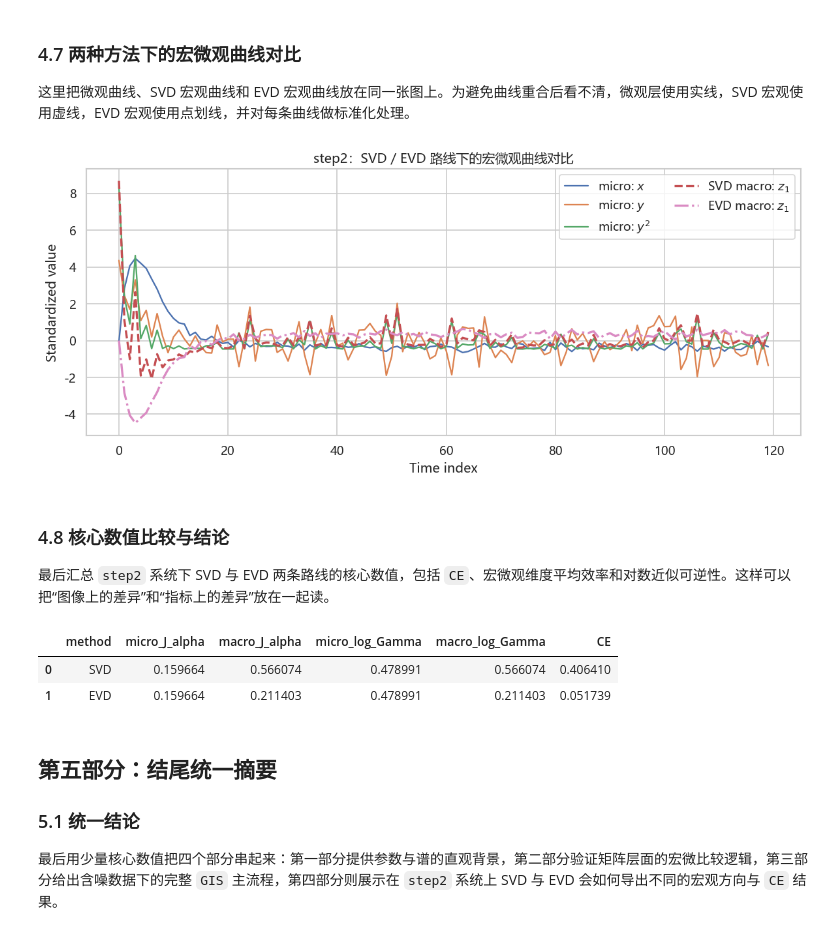
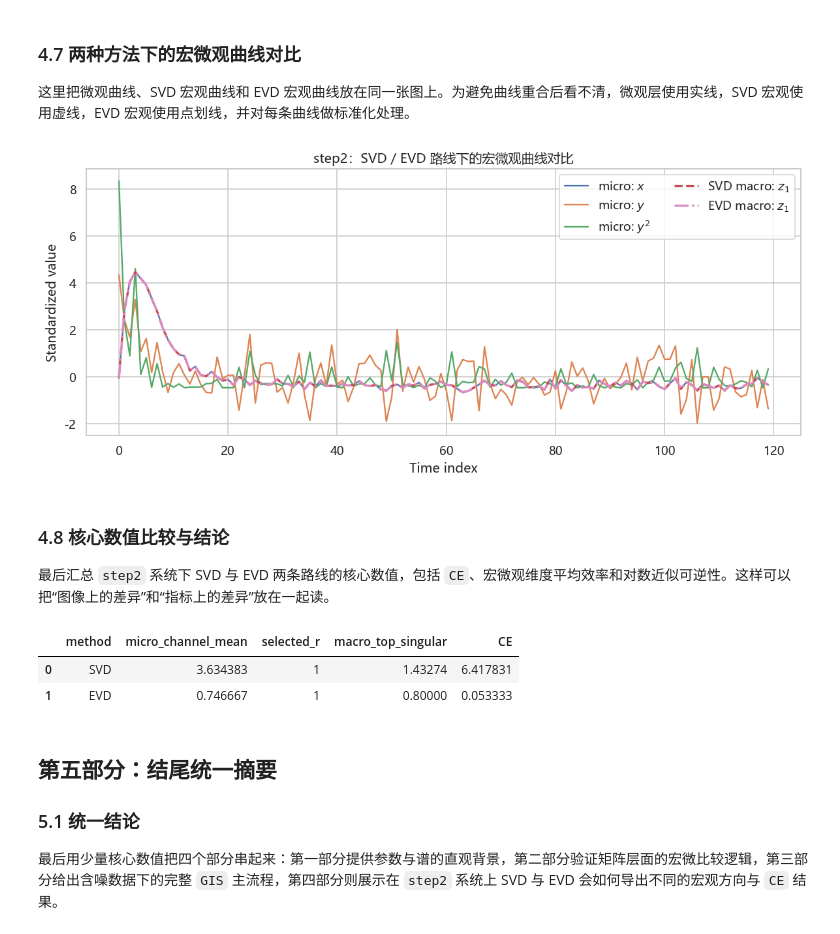
Before and after one commit to Matthew-ymz/pykoop, a Jupyter notebook: exp/analysitic_exp/exp_ana_gis.ipynb, the cells around one changed output. Saved outputs shown, nothing was run; the diff lists cells and outputs as text; code cells hidden in the pictures.

```diff
--- a/exp/analysitic_exp/exp_ana_gis.ipynb
+++ b/exp/analysitic_exp/exp_ana_gis.ipynb
@@ -386,8 +402,12 @@ g(x,y)=[x,\;y,\;x^2]^\top,
 # %%
+obs_clean_part3 = observable_step(clean_xy, mode='default')
 obs_part3 = observable_step(noisy_xy, mode='default')
+obs_noise3 = obs_part3 - obs_clean_part3
+Sigma3_micro = estimate_covariance_from_residuals(obs_noise3, center=True, regularization=analysis_config['eps'])
 X_now_3, X_next_3 = prepare_time_pairs(obs_part3, tau=analysis_config['tau'], burn_in=0, stride=1)
 feature_names_3 = ['$x$', '$y$', '$x^2$']
 print('观测层数据形状:', obs_part3.shape)
+print('观测层噪音数据形状:', obs_noise3.shape)
 print('配对样本形状:', X_now_3.shape, X_next_3.shape)
 # %% [output]
 观测层数据形状: (601, 3)
@@ -500,6 +547,11 @@ print('第三部分宏观配对样本形状:', Z_now_3.shape, Z_next_3.shape)
 # %%
-fit3_macro = fit_linear_gis_from_pairs(Z_now_3, Z_next_3, fit_intercept=False, ridge=analysis_config['ridge'], regularization=analysis_config['eps'])
-A3_macro, Sigma3_macro = fit3_macro['A'], fit3_macro['Sigma']
+A3_macro = W3 @ A3_micro @ W3.T
+Sigma3_macro = W3 @ Sigma3_micro @ W3.T
+fit3_macro = {
+    'A': A3_macro,
+    'Sigma': Sigma3_macro,
+    'source': 'projected_true_A_and_projected_observation_noise_covariance',
+}
 plot_matrix_heatmap(A3_macro, '第三部分：宏观层 A', row_labels=macro_names_3, col_labels=macro_names_3, label_step=1)
 plot_matrix_heatmap(Sigma3_macro, '第三部分：宏观层 Sigma', row_labels=macro_names_3, col_labels=macro_names_3, center=None, label_step=1)
 # %% [output]
@@ -618,5 +689,15 @@ ax.set_xlabel('$x$'); ax.set_ylabel('$y$'); ax.set_title('step2 系统轨迹相
 # %%
 obs_step2 = observable_step2(step2_noisy, mode='default')
-res_step2_svd = run_gis_pipeline_from_observations(obs_step2, tau=step2_config['tau'], alpha=step2_config['alpha'], delta=step2_config['delta'], eps=step2_config['eps'], ridge=step2_config['ridge'], manual_r=step2_config['manual_r'], horizons=step2_config['horizons'], w_method='svd')
-print('step2 - SVD 路线 CE =', res_step2_svd['ce_result']['CE'])
+A_step2_micro = np.array([
+    [0.8, 0.0, 10.0],
+    [0.0, 0.8, 0.0],
+    [0.0, 0.0, 0.64],
+], dtype=float)
+U_step2, S_step2, Vt_step2 = np.linalg.svd(A_step2_micro, full_matrices=False)
+step2_svd_gamma = compute_gamma_ce_metrics(S_step2, alpha=step2_config['alpha'], manual_r=step2_config['manual_r'], eps=step2_config['eps'])
+r_step2 = int(step2_config['manual_r'])
+W_step2_svd = U_step2[:, :r_step2].T
+svd_macro_step2 = apply_coarse_graining(W_step2_svd, obs_step2)
+A_step2_svd_macro = W_step2_svd @ A_step2_micro @ W_step2_svd.T
+print('step2 - SVD 路线 CE =', step2_svd_gamma['delta_gamma_manual_r'])
 # %% [output]
@@ -627,4 +713,9 @@ step2 - SVD 路线 CE = 1.4279398779561567
 # %%
-res_step2_evd = run_gis_pipeline_from_observations(obs_step2, tau=step2_config['tau'], alpha=step2_config['alpha'], delta=step2_config['delta'], eps=step2_config['eps'], ridge=step2_config['ridge'], manual_r=step2_config['manual_r'], horizons=step2_config['horizons'], w_method='evd', evd_mode='eig_abs')
-print('step2 - EVD 路线 CE =', res_step2_evd['ce_result']['CE'])
+step2_evd_pack = build_w_from_evd(A_step2_micro, r=r_step2, mode='eig_abs')
+W_step2_evd = step2_evd_pack['W']
+eig_abs_step2 = np.sort(np.abs(np.asarray(step2_evd_pack['eigvals'])))[::-1]
+step2_evd_gamma = compute_gamma_ce_metrics(eig_abs_step2, alpha=step2_config['alpha'], manual_r=step2_config['manual_r'], eps=step2_config['eps'])
+evd_macro_step2 = apply_coarse_graining(W_step2_evd, obs_step2)
+A_step2_evd_macro = W_step2_evd @ A_step2_micro @ W_step2_evd.T
+print('step2 - EVD 路线 CE =', step2_evd_gamma['delta_gamma_manual_r'])
 # %% [output]
@@ -662,30 +751,42 @@ plot_matrix_heatmap(np.abs(res_step2_evd['W']), 'step2：EVD 路线粗粒化矩
 # %%
 plt.figure(figsize=(10,4.5))
 for idx, name in enumerate(step2_feature_names):
     plt.plot(np.arange(120), standardize_for_plot(obs_step2[:120, idx]), linewidth=1.4, label=f'micro: {name}')
-for idx in range(res_step2_svd['macro_observations'].shape[1]):
-    plt.plot(np.arange(120), standardize_for_plot(res_step2_svd['macro_observations'][:120, idx]), '--', linewidth=2.0, color=f'C{idx+3}', label=f'SVD macro: $z_{idx+1}$')
-for idx in range(res_step2_evd['macro_observations'].shape[1]):
-    plt.plot(np.arange(120), standardize_for_plot(res_step2_evd['macro_observations'][:120, idx]), '-.', linewidth=2.0, color=f'C{idx+6}', label=f'EVD macro: $z_{idx+1}$')
+for idx in range(svd_macro_step2.shape[1]):
+    plt.plot(np.arange(120), standardize_for_plot(svd_macro_step2[:120, idx]), '--', linewidth=2.0, color=f'C{idx+3}', label=f'SVD macro: $z_{idx+1}$')
+for idx in range(evd_macro_step2.shape[1]):
+    plt.plot(np.arange(120), standardize_for_plot(evd_macro_step2[:120, idx]), '-.', linewidth=2.0, color=f'C{idx+6}', label=f'EVD macro: $z_{idx+1}$')
 plt.title('step2：SVD / EVD 路线下的宏微观曲线对比')
 plt.xlabel('Time index')
 plt.ylabel('Standardized value')
 plt.legend(ncol=2)
 plt.tight_layout(); plt.show()
 # %% [output]
-[figure, old version]
+[figure, new version]
 # %% [markdown]
 ### 4.8 核心数值比较与结论
 最后汇总 `step2` 系统下 SVD 与 EVD 两条路线的核心数值，包括 `CE`、宏微观维度平均效率和对数近似可逆性。这样可以把“图像上的差异”和“指标上的差异”放在一起读。
 # %%
 display(pd.DataFrame([
-    {'method': 'SVD', 'micro_J_alpha': res_step2_svd['micro_metrics']['J_alpha'], 'macro_J_alpha': res_step2_svd['macro_metrics']['J_alpha'], 'micro_log_Gamma': res_step2_svd['micro_metrics']['log_Gamma'], 'macro_log_Gamma': res_step2_svd['macro_metrics']['log_Gamma'], 'CE': res_step2_svd['ce_result']['CE']},
-    {'method': 'EVD', 'micro_J_alpha': res_step2_evd['micro_metrics']['J_alpha'], 'macro_J_alpha': res_step2_evd['macro_metrics']['J_alpha'], 'micro_log_Gamma': res_step2_evd['micro_metrics']['log_Gamma'], 'macro_log_Gamma': res_step2_evd['macro_metrics']['log_Gamma'], 'CE': res_step2_evd['ce_result']['CE']}
+    {
+        'method': 'SVD',
+        'micro_channel_mean': step2_svd_gamma['gamma_alpha_K'],
+        'selected_r': step2_svd_gamma['selected_r'],
+        'macro_top_singular': float(np.linalg.svd(A_step2_svd_macro, compute_uv=False)[0]),
+        'CE': step2_svd_gamma['delta_gamma_manual_r'],
+    },
+    {
+        'method': 'EVD',
+        'micro_channel_mean': step2_evd_gamma['gamma_alpha_K'],
+        'selected_r': step2_evd_gamma['selected_r'],
+        'macro_top_singular': float(np.linalg.svd(A_step2_evd_macro, compute_uv=False)[0]),
+        'CE': step2_evd_gamma['delta_gamma_manual_r'],
+    }
 ]))
 # %% [output]
-|  | method | micro_J_alpha | macro_J_alpha | micro_log_Gamma | macro_log_Gamma | CE |
-| 0 | SVD | 0.159664 | 0.566074 | 0.478991 | 0.566074 | 0.406410 |
-| 1 | EVD | 0.159664 | 0.211403 | 0.478991 | 0.211403 | 0.051739 |
+|  | method | micro_channel_mean | selected_r | macro_top_singular | CE |
+| 0 | SVD | 3.634383 | 1 | 1.43274 | 6.417831 |
+| 1 | EVD | 0.746667 | 1 | 0.80000 | 0.053333 |
 # %% [markdown]
 ## 第五部分：结尾统一摘要
 
```
Also changed, not shown: parts of 40 cells of this notebook.
